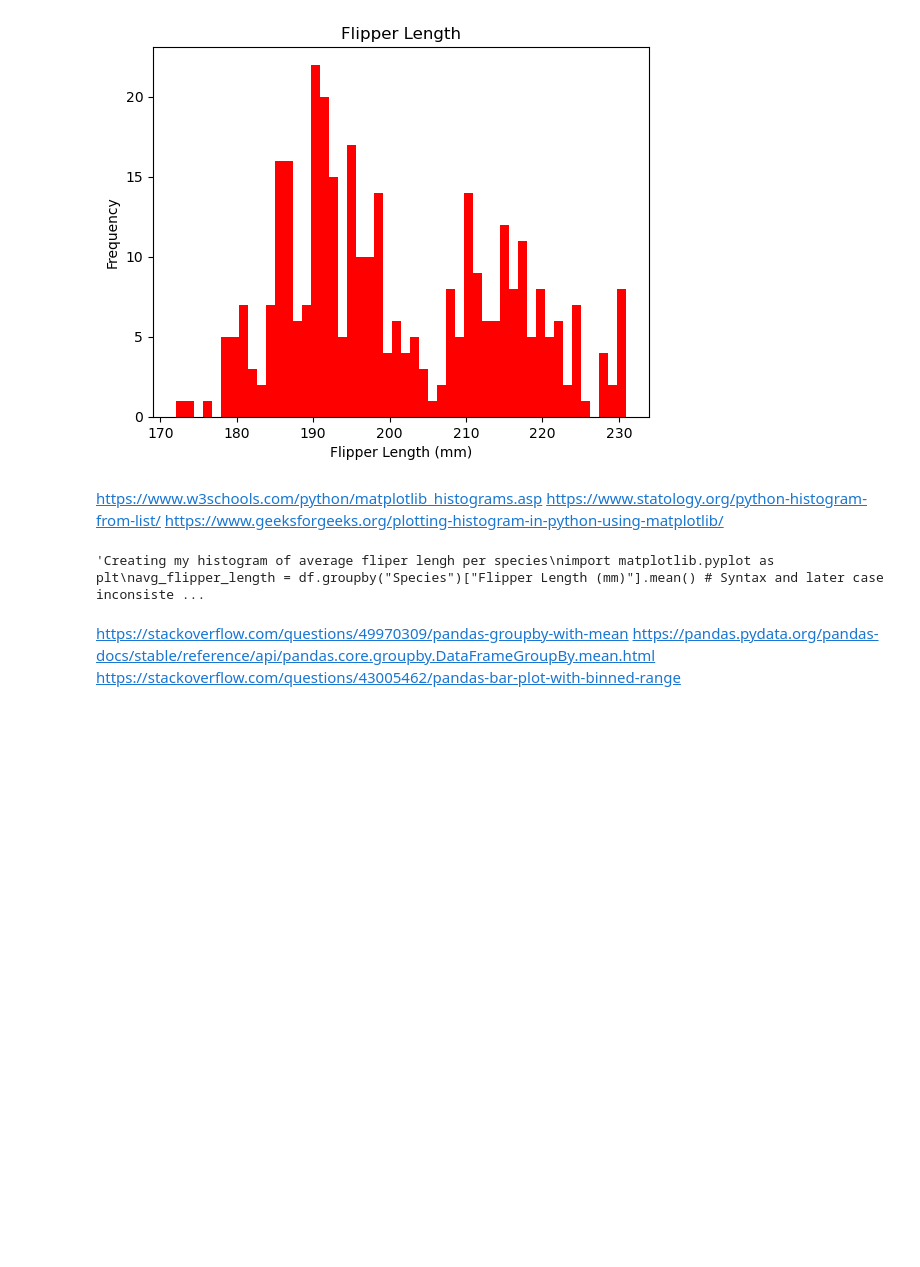
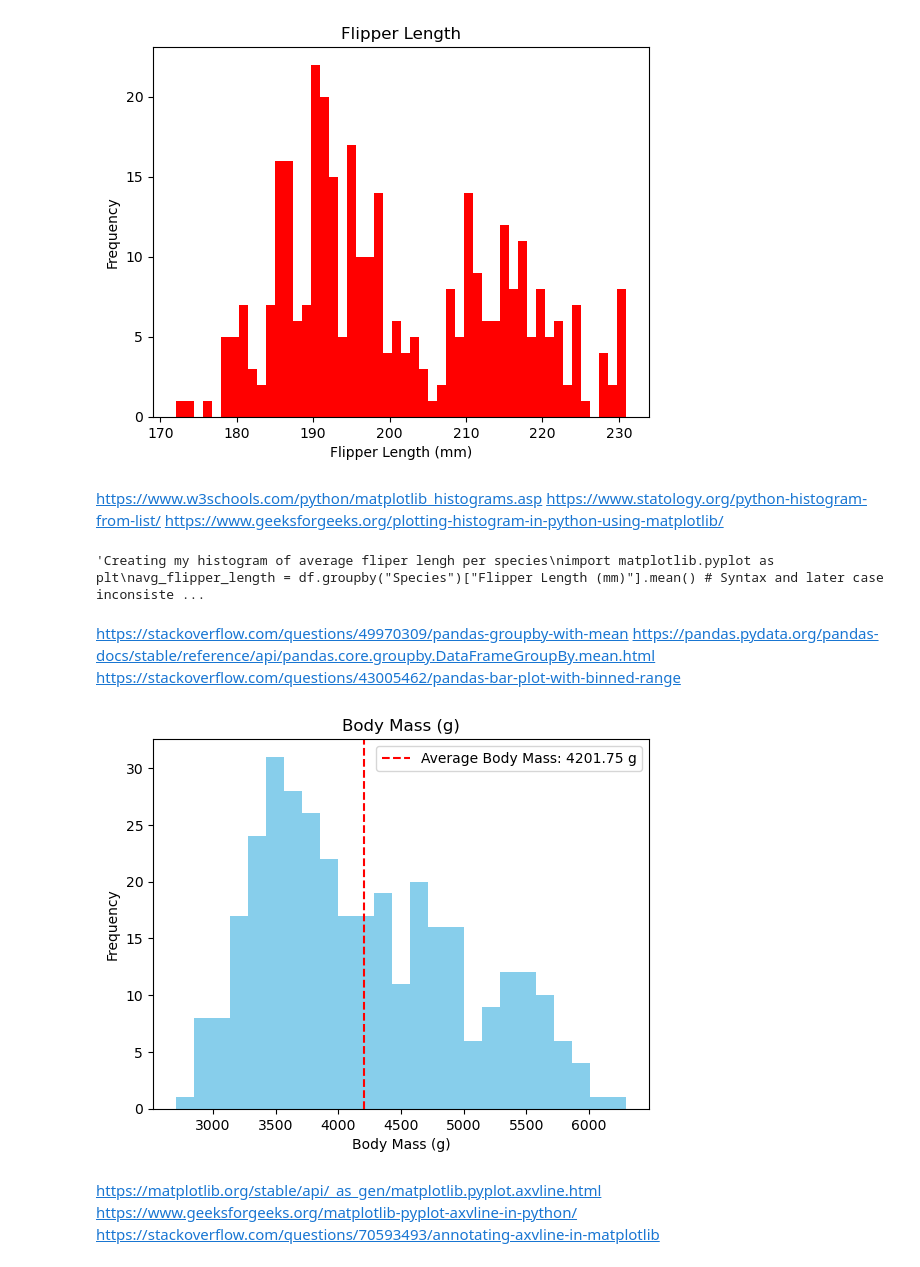
Before and after one commit to DBrennan88/Principles-of-Data-Analytics, a Jupyter notebook: penguins.ipynb, the cells around one changed output. Cells and saved outputs as stored; diff of their text form; code cells hidden in the pictures; blank space fills up the shorter version.

Commit message:
final data draft

```diff
--- a/penguins.ipynb
+++ b/penguins.ipynb
@@ -146,3 +146,21 @@ plt.show()"""
 https://stackoverflow.com/questions/49970309/pandas-groupby-with-mean
 https://pandas.pydata.org/pandas-docs/stable/reference/api/pandas.core.groupby.DataFrameGroupBy.mean.html
 https://stackoverflow.com/questions/43005462/pandas-bar-plot-with-binned-range
+# %%
+# Creating my histogram of penguins BM
+import matplotlib.pyplot as plt
+plt.hist(df["Body Mass (g)"], bins=25, color="skyblue") #data slices into "bins" or intervals.
+plt.title("Body Mass (g)")
+plt.xlabel("Body Mass (g)")
+plt.ylabel("Frequency") # usiing frequency on y axis to display number pengins with Body Mass (g) within the range of each "bin"
+
+avg_body_mass = df["Body Mass (g)"].mean()
+plt.axvline(x=avg_body_mass, color='red', linestyle='--', label=f'Average Body Mass: {avg_body_mass:.2f} g') # f string used to print free format text as string and flaot variable in the 1 line of code
+plt.legend()  # Display legend showing avg figure
+plt.show()
+# %% [output]
+[figure, added]
+# %% [markdown]
+https://matplotlib.org/stable/api/_as_gen/matplotlib.pyplot.axvline.html
+https://www.geeksforgeeks.org/matplotlib-pyplot-axvline-in-python/
+https://stackoverflow.com/questions/70593493/annotating-axvline-in-matplotlib
```
